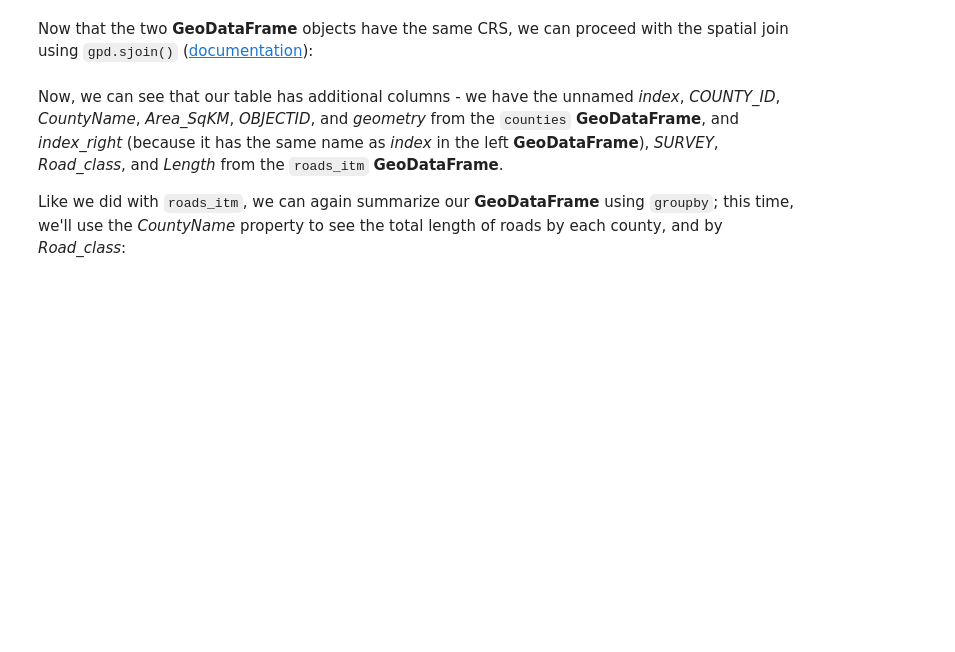
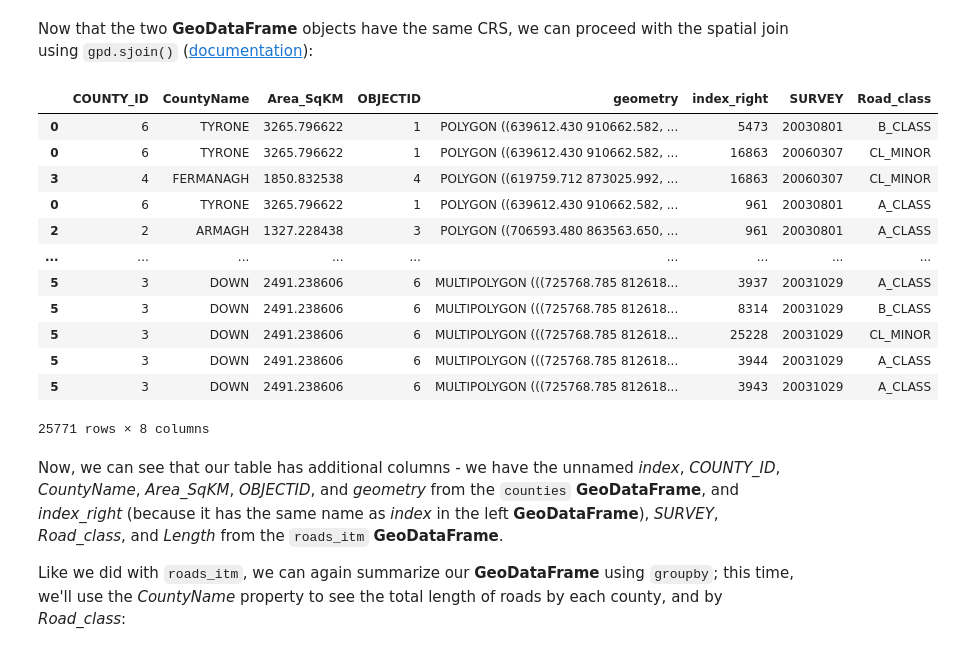
Before and after one commit to iamdonovan/egm722, a Jupyter notebook: Week3/Practical3.ipynb, the cells around one changed output. Cells and saved outputs as stored; diff of their text form; code cells hidden in the pictures; blank space fills up the shorter version.

```diff
--- a/Week3/Practical3.ipynb
+++ b/Week3/Practical3.ipynb
@@ -298,7 +346,7 @@ Rather than trying to find the correct JSON or PROJ representation of this CRS,
 
 <span style="color:#009fdf;font-size:1.1em;font-weight:bold">Using the search function on the [EPSG registry](https://epsg.org/search/by-name), or using an internet search, look up the EPSG code for the Irish Transverse Mercator CRS and enter it in the method call below:</span>
 # %%
-roads_itm = roads.to_crs(epsg=XX) # replace XX with the correct EPSG code for Irish Transverse Mercator
+roads_itm = roads.to_crs(epsg=2157) # replace XX with the correct EPSG code for Irish Transverse Mercator
 
 print(roads_itm.head())
 # %% [markdown]
@@ -370,5 +445,5 @@ The cell below will load the Counties shapefile in __data_files__ and test wheth
 <span style="color:#009fdf;font-size:1.1em;font-weight:bold">If, when you first load the shapefile, the test below returns False, write a line of code that will ensure that the test returns True.</span>
 # %%
 counties = gpd.read_file('data_files/Counties.shp') # load the Counties shapefile
-# your line of code might go here.
-print(counties.crs == roads_itm.crs) # test if the crs is the same for roads_itm and counties.
+counties_itm = counties.to_crs(epsg=2157)# your line of code might go here.
+print(counties_itm.crs == roads_itm.crs) # test if the crs is the same for roads_itm and counties.
@@ -375,8 +466,22 @@ print(counties.crs == roads_itm.crs) # test if the crs is the same for roads_itm
 # %% [markdown]
 Now that the two __GeoDataFrame__ objects have the same CRS, we can proceed with the spatial join using `gpd.sjoin()` ([documentation](https://geopandas.org/en/stable/docs/reference/api/geopandas.sjoin.html)):
 # %%
-join = gpd.sjoin(counties, roads_itm, how='inner', lsuffix='left', rsuffix='right') # perform the spatial join
+join = gpd.sjoin(counties_itm, roads_itm, how='inner', lsuffix='left', rsuffix='right') # perform the spatial join
 join # show the joined table
+# %% [output]
+|  | COUNTY_ID | CountyName | Area_SqKM | OBJECTID | geometry | index_right | SURVEY | Road_class |
+| 0 | 6 | TYRONE | 3265.796622 | 1 | POLYGON ((639612.430 910662.582, ... | 5473 | 20030801 | B_CLASS |
+| 0 | 6 | TYRONE | 3265.796622 | 1 | POLYGON ((639612.430 910662.582, ... | 16863 | 20060307 | CL_MINOR |
+| 3 | 4 | FERMANAGH | 1850.832538 | 4 | POLYGON ((619759.712 873025.992, ... | 16863 | 20060307 | CL_MINOR |
+| 0 | 6 | TYRONE | 3265.796622 | 1 | POLYGON ((639612.430 910662.582, ... | 961 | 20030801 | A_CLASS |
+| 2 | 2 | ARMAGH | 1327.228438 | 3 | POLYGON ((706593.480 863563.650, ... | 961 | 20030801 | A_CLASS |
+| ... | ... | ... | ... | ... | ... | ... | ... | ... |
+| 5 | 3 | DOWN | 2491.238606 | 6 | MULTIPOLYGON (((725768.785 812618... | 3937 | 20031029 | A_CLASS |
+| 5 | 3 | DOWN | 2491.238606 | 6 | MULTIPOLYGON (((725768.785 812618... | 8314 | 20031029 | B_CLASS |
+| 5 | 3 | DOWN | 2491.238606 | 6 | MULTIPOLYGON (((725768.785 812618... | 25228 | 20031029 | CL_MINOR |
+| 5 | 3 | DOWN | 2491.238606 | 6 | MULTIPOLYGON (((725768.785 812618... | 3944 | 20031029 | A_CLASS |
+| 5 | 3 | DOWN | 2491.238606 | 6 | MULTIPOLYGON (((725768.785 812618... | 3943 | 20031029 | A_CLASS |
+25771 rows × 8 columns
 # %% [markdown]
 Now, we can see that our table has additional columns - we have the unnamed _index_, _COUNTY_ID_, _CountyName_, _Area_SqKM_, _OBJECTID_, and _geometry_ from the `counties` __GeoDataFrame__, and _index_right_ (because it has the same name as _index_ in the left __GeoDataFrame__), _SURVEY_, _Road_class_, and _Length_ from the `roads_itm` __GeoDataFrame__.
 
```
Also changed, not shown: parts of 22 cells of this notebook, 1 other file.
